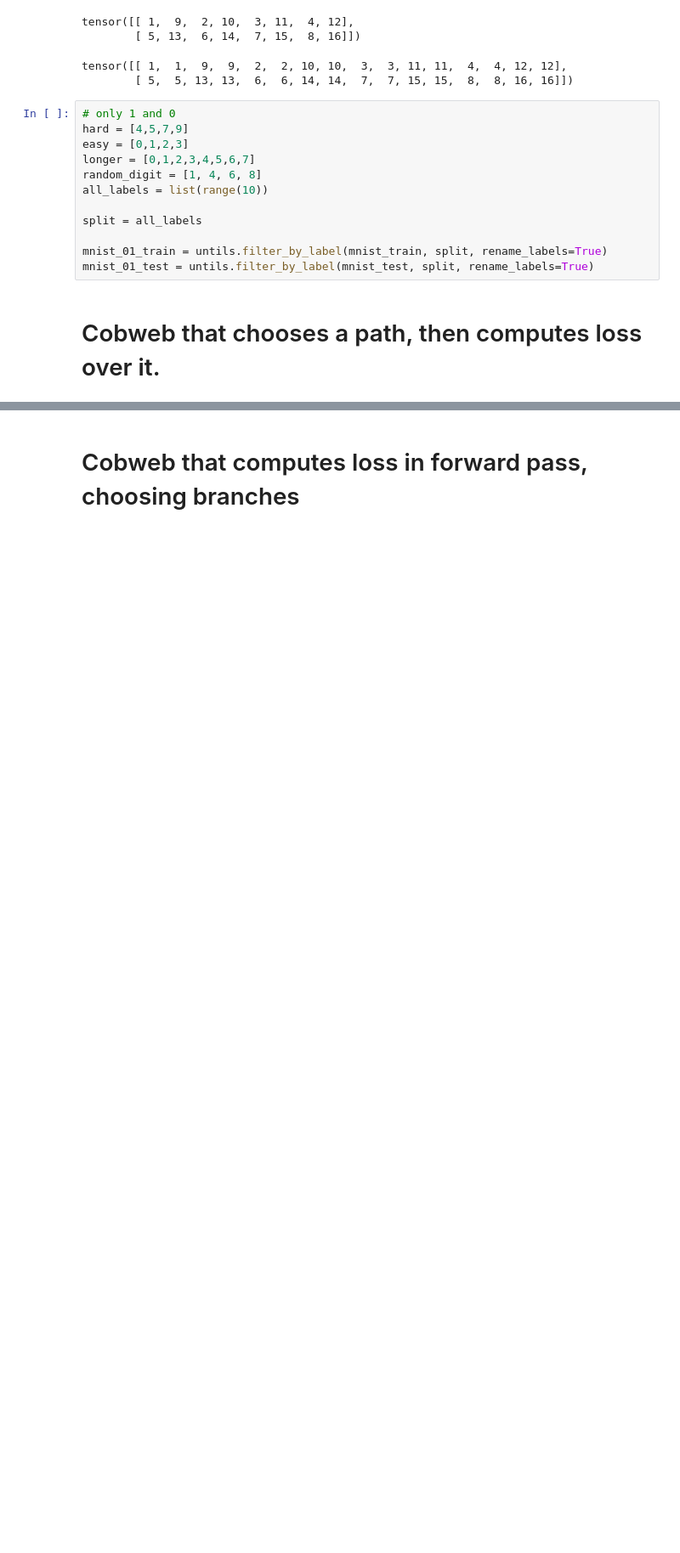
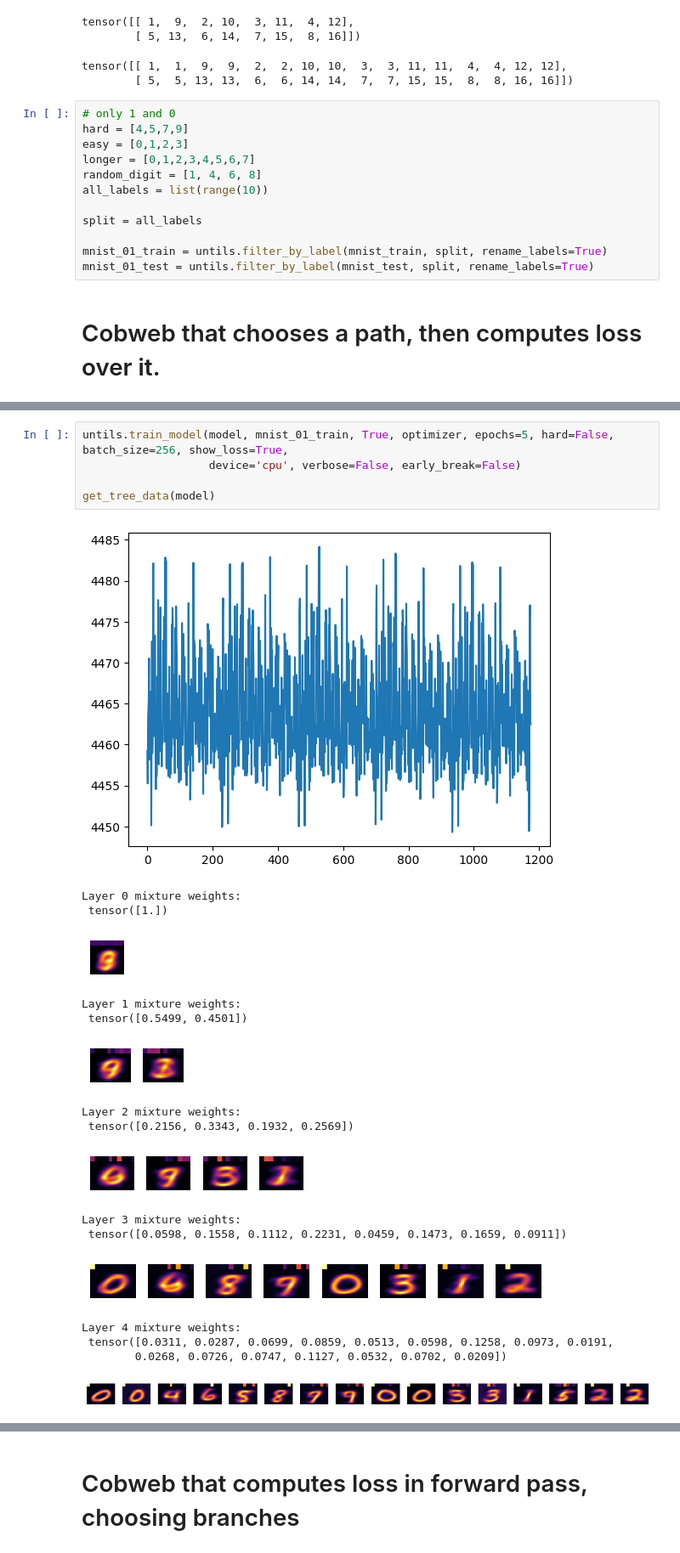
Before and after one commit to Teachable-AI-Lab/cobweb-nn, a Jupyter notebook: cobwebNN-disc.ipynb, the cells around one changed output, grey strips where cells are left out. Shown at 85% size. Cells and saved outputs as stored; diff of their text form; blank space fills up the shorter version.

```diff
--- a/cobwebNN-disc.ipynb
+++ b/cobwebNN-disc.ipynb
@@ -337,0 +507,23 @@ untils.train_model(model, mnist_01_train, True, optimizer, epochs=5, hard=False,
+# %%
+untils.train_model(model, mnist_01_train, True, optimizer, epochs=5, hard=False, batch_size=256, show_loss=True,
+                   device='cpu', verbose=False, early_break=False)
+
+get_tree_data(model)
+# %% [output]
+[figure, added]
+Layer 0 mixture weights:
+ tensor([1.])
+[figure, added]
+Layer 1 mixture weights:
+ tensor([0.5499, 0.4501])
+[figure, added]
+Layer 2 mixture weights:
+ tensor([0.2156, 0.3343, 0.1932, 0.2569])
+[figure, added]
+Layer 3 mixture weights:
+ tensor([0.0598, 0.1558, 0.1112, 0.2231, 0.0459, 0.1473, 0.1659, 0.0911])
+[figure, added]
+Layer 4 mixture weights:
+ tensor([0.0311, 0.0287, 0.0699, 0.0859, 0.0513, 0.0598, 0.1258, 0.0973, 0.0191,
+        0.0268, 0.0726, 0.0747, 0.1127, 0.0532, 0.0702, 0.0209])
+[figure, added]
```
Also changed, not shown: parts of 13 cells of this notebook.
